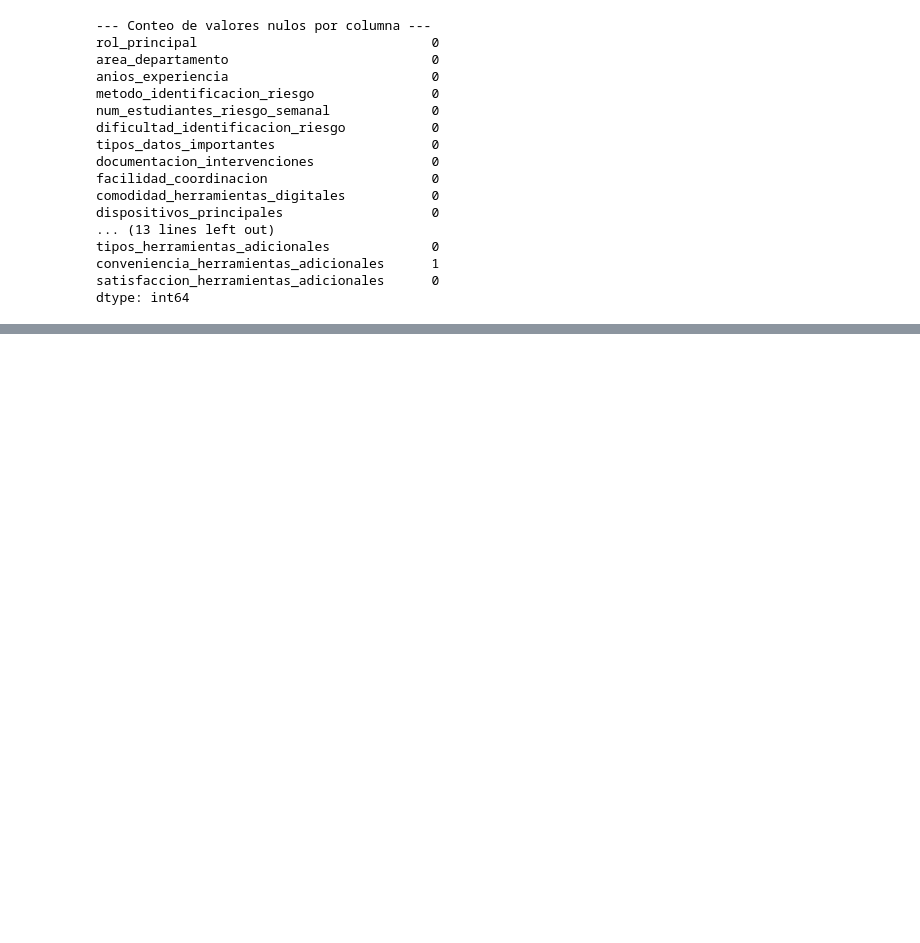
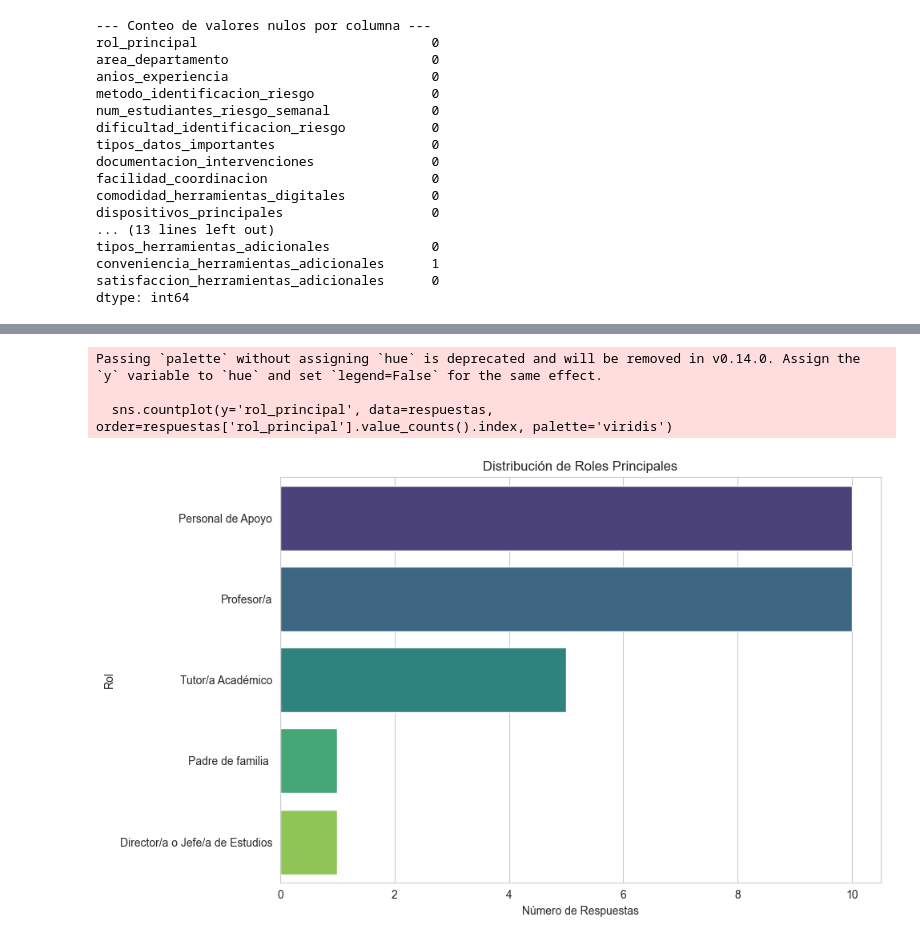
Before and after one commit to JAL117/AnalisisDeDatos, a Jupyter notebook: notebook_analisis.ipynb, the cells around one changed output, grey strips where cells are left out. Saved outputs shown, nothing was run; the diff lists cells and outputs as text; code cells hidden in the pictures; blank space fills up the shorter version.

```diff
--- a/notebook_analisis.ipynb
+++ b/notebook_analisis.ipynb
@@ -325,0 +288,3 @@ freq                                              4
+# %%
+respuestas['experiencia_con_sistemas'] = respuestas['experiencia_con_sistemas'].fillna(0)
+print(respuestas.experiencia_con_sistemas)
@@ -325,0 +329,3 @@ freq                                              4
+# %%
+respuestas['conveniencia_herramientas_adicionales'] = respuestas['conveniencia_herramientas_adicionales'].fillna(0)
+print(respuestas.conveniencia_herramientas_adicionales)
@@ -325,0 +509,15 @@ freq                                              4
+# %%
+
+rol_map = {
+    'Profesor/a sin tutoría asignada': 'Profesor/a',
+    'Profesor': 'Profesor/a',
+    'Tutor/a Academico': 'Tutor/a Académico',
+    'Personal de Apoyo (Pedagógico/Administrativo)': 'Personal de Apoyo',
+    'Personal de Apoyo (Administrativo)': 'Personal de Apoyo',
+
+}
+
+
+respuestas['rol_principal'] = respuestas['rol_principal'].replace(rol_map)
+
+print(respuestas['rol_principal'].unique())
@@ -325,0 +547,17 @@ freq                                              4
+# %%
+sns.set_style("whitegrid")
+plt.rcParams['figure.dpi'] = 100
+
+
+plt.figure(figsize=(10, 6))
+sns.countplot(y='rol_principal', data=respuestas, order=respuestas['rol_principal'].value_counts().index, palette='viridis')
+plt.title('Distribución de Roles Principales')
+plt.xlabel('Número de Respuestas')
+plt.ylabel('Rol')
+plt.tight_layout()
+plt.show()
+# %% [output]
+Passing `palette` without assigning `hue` is deprecated and will be removed in v0.14.0. Assign the `y` variable to `hue` and set `legend=False` for the same effect.
+
+  sns.countplot(y='rol_principal', data=respuestas, order=respuestas['rol_principal'].value_counts().index, palette='viridis')
+[figure, added]
```
Also changed, not shown: parts of 44 cells of this notebook.
